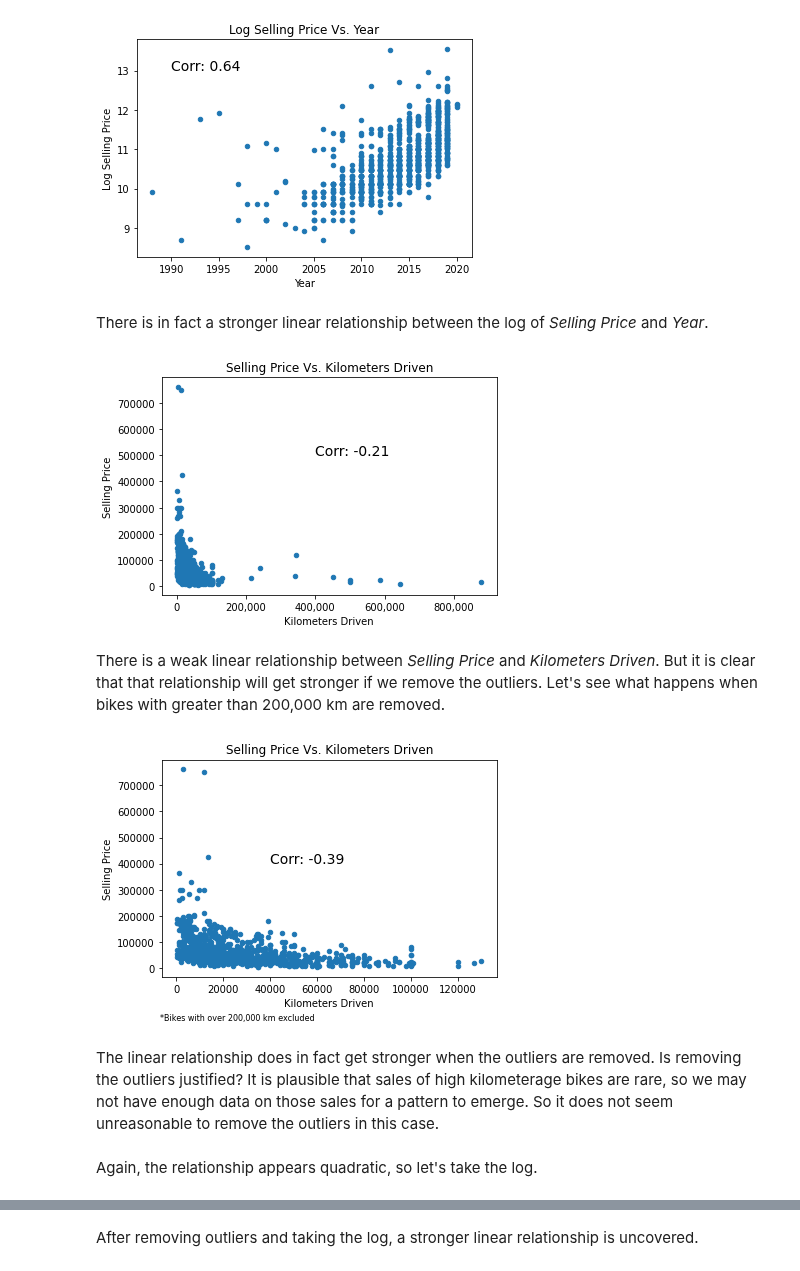
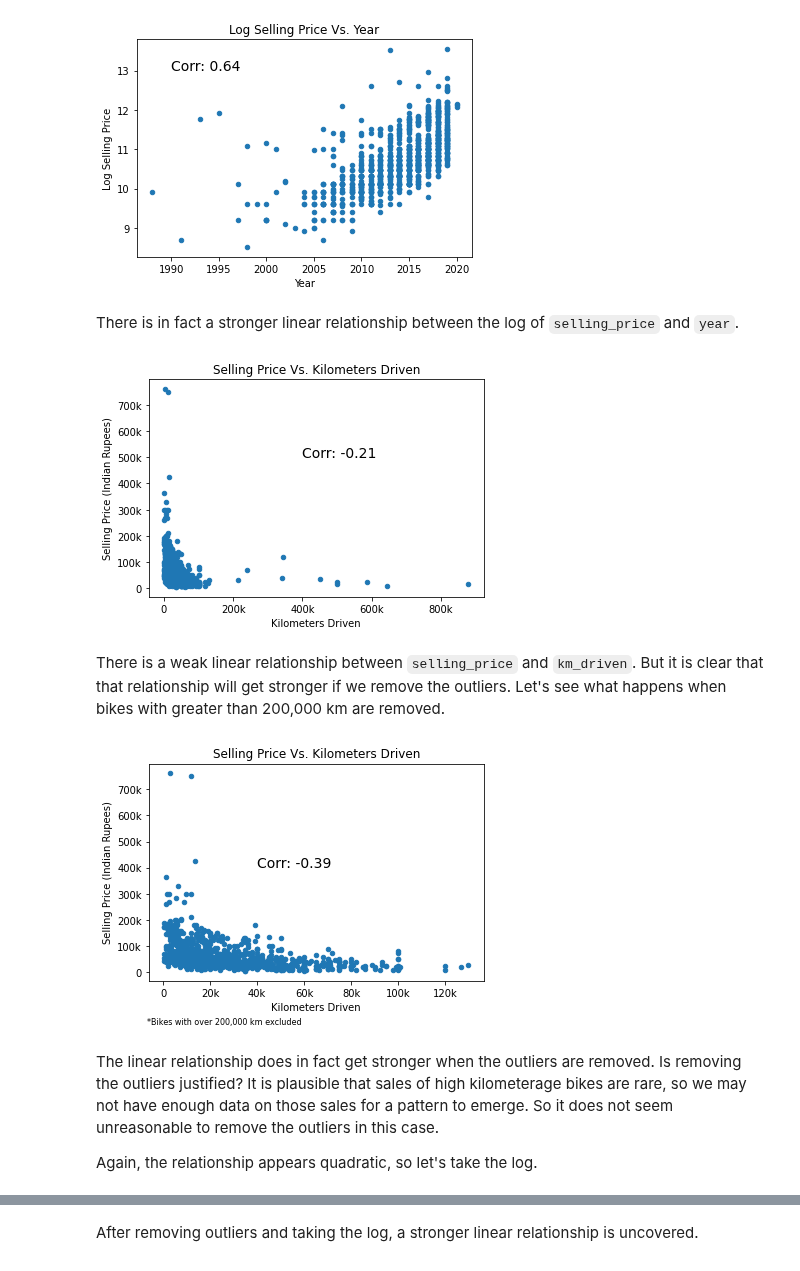
Before and after one commit to scimaksim/ST_590_Project1, a Jupyter notebook: Group_B_Project_1.ipynb, the cells around one changed output, grey strips where cells are left out. Cells and saved outputs as stored; diff of their text form; code cells hidden in the pictures.

Commit message:
Edited plots, markdown
Edited plots, markdown

```diff
--- a/Group_B_Project_1.ipynb
+++ b/Group_B_Project_1.ipynb
@@ -216,42 +216,48 @@ plt.show()
 # %% [output]
 [figure]
 # %% [markdown]
-There is in fact a stronger linear relationship between the log of *Selling Price* and *Year*.
+There is in fact a stronger linear relationship between the log of `selling_price` and `year`.
 # %%
-# Create a scatter plot of Selling Price and Km Driven
+# Create a scatter plot of selling_price and km_driven
 km_sp_corr, _ = stats.pearsonr(x = bike_data.km_driven, y = bike_data.selling_price)
 
 bike_data.plot.scatter(x = "km_driven", y = "selling_price")
 plt.title("Selling Price Vs. Kilometers Driven")
 plt.xlabel("Kilometers Driven")
-plt.ylabel("Selling Price")
+plt.ylabel("Selling Price (Indian Rupees)")
 plt.xticks(ticks = [0, 200000, 400000, 600000, 800000],
-           labels = ["0", "200,000", "400,000", "600,000", "800,000"])
+           labels = ["0", "200k", "400k", "600k", "800k"])
+plt.yticks(ticks = [0, 100000, 200000, 300000, 400000, 500000, 600000, 700000],
+           labels = ["0", "100k", "200k", "300k", "400k", "500k", "600k", "700k"])
 plt.text(400000, 500000, "Corr: " + str(round(km_sp_corr, 2)), fontsize = 14)
 plt.show()
 # %% [output]
-[figure, old version]
+[figure, new version]
 # %% [markdown]
-There is a weak linear relationship between *Selling Price* and *Kilometers Driven*. But it is clear that that relationship will get stronger if we remove the outliers. Let's see what happens when bikes with greater than 200,000 km are removed.
+There is a weak linear relationship between `selling_price` and `km_driven`. But it is clear that that relationship will get stronger if we remove the outliers. Let's see what happens when bikes with greater than 200,000 km are removed.
 # %%
 # Try without outlier kilometerage
 bike_data_low_km = bike_data[bike_data.km_driven <= 200000]
 
 km_sp_corr_low_km, _ = stats.pearsonr(x = bike_data_low_km.km_driven,
                                       y = bike_data_low_km.selling_price)
 
 bike_data_low_km.plot.scatter(x = "km_driven", y = "selling_price")
 plt.title("Selling Price Vs. Kilometers Driven")
 plt.xlabel("Kilometers Driven")
-plt.ylabel("Selling Price")
+plt.ylabel("Selling Price (Indian Rupees)")
+plt.xticks(ticks = [0, 20000, 40000, 60000, 80000, 100000, 120000],
+           labels = ["0", "20k", "40k", "60k", "80k", "100k", "120k"])
+plt.yticks(ticks = [0, 100000, 200000, 300000, 400000, 500000, 600000, 700000],
+           labels = ["0", "100k", "200k", "300k", "400k", "500k", "600k", "700k"])
 plt.text(40000, 400000, "Corr: " + str(round(km_sp_corr_low_km, 2)), fontsize = 14)
 plt.text(-7000, -200000, "*Bikes with over 200,000 km excluded", fontsize = 8)
 plt.show()
 # %% [output]
-[figure, old version]
+[figure, new version]
 # %% [markdown]
 The linear relationship does in fact get stronger when the outliers are removed. Is removing the outliers justified? It is plausible that sales of high kilometerage bikes are rare, so we may not have enough data on those sales for a pattern to emerge. So it does not seem unreasonable to remove the outliers in this case.
-<br>
+
 Again, the relationship appears quadratic, so let's take the log.
 # %%
 # Now there appears to be a quadratic relationship. Try log.
```
Also changed, not shown: parts of 32 cells of this notebook.
